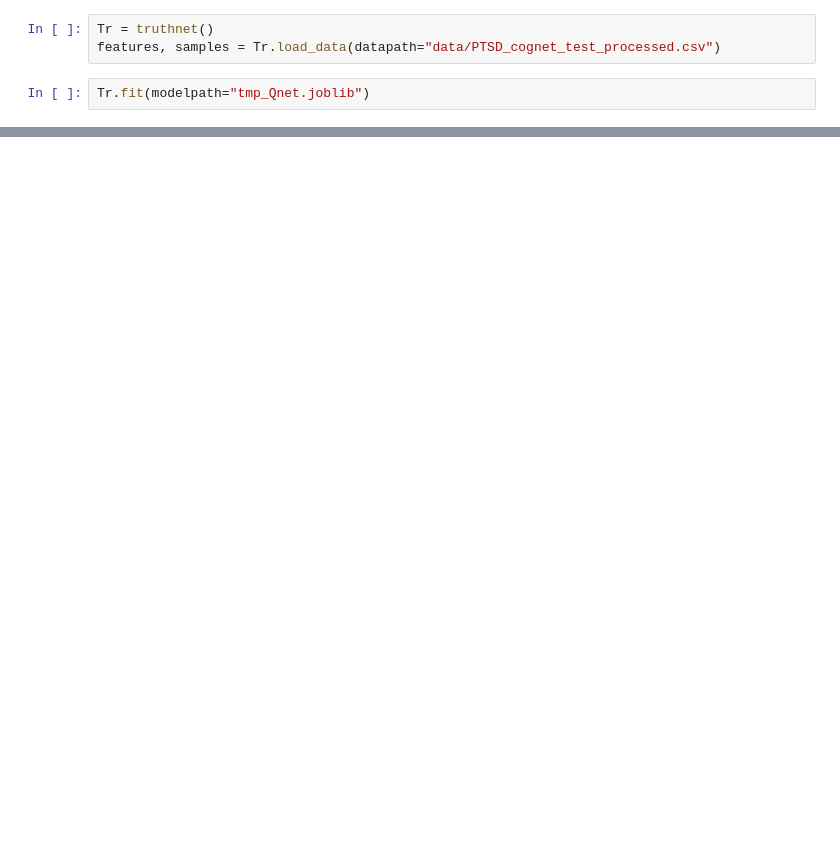
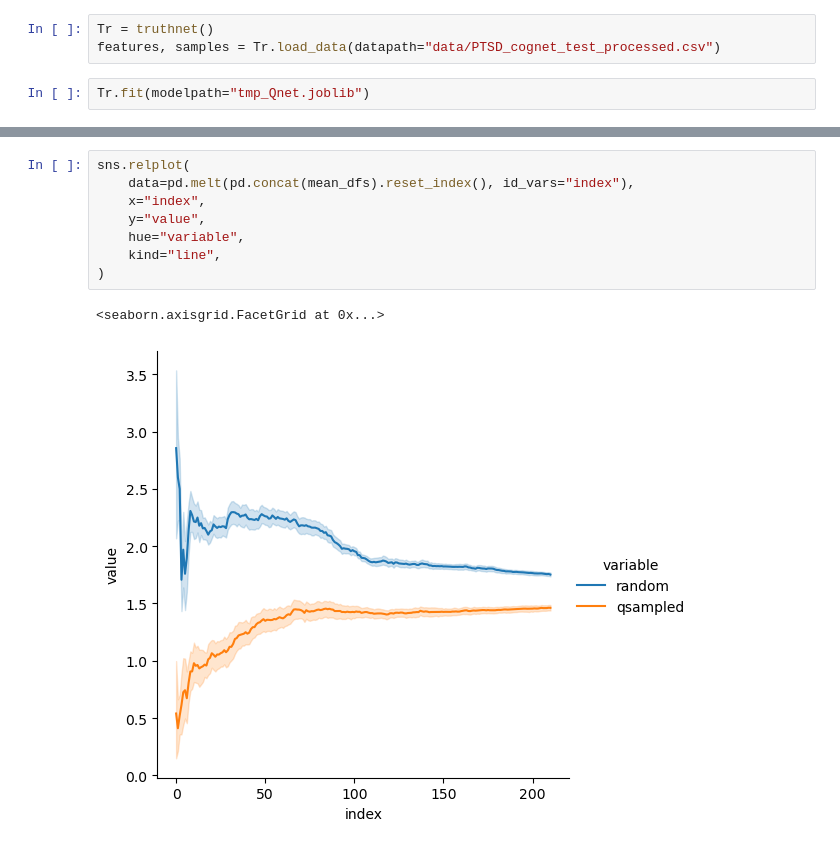
Before and after one commit to zeroknowledgediscovery/truthnet, a Jupyter notebook: notebooks/examples_testing.ipynb, the cells around one changed output, grey strips where cells are left out. Drawn from its saved outputs; the diff is of its cells as text; blank space fills up the shorter version.

```diff
--- a/notebooks/examples_testing.ipynb
+++ b/notebooks/examples_testing.ipynb
@@ -98,0 +131,11 @@ sns.relplot(
+# %%
+sns.relplot(
+    data=pd.melt(pd.concat(mean_dfs).reset_index(), id_vars="index"),
+    x="index",
+    y="value",
+    hue="variable",
+    kind="line",
+)
+# %% [output]
+<seaborn.axisgrid.FacetGrid at 0x...>
+[figure, added]
```
Also changed, not shown: parts of 14 cells of this notebook.
